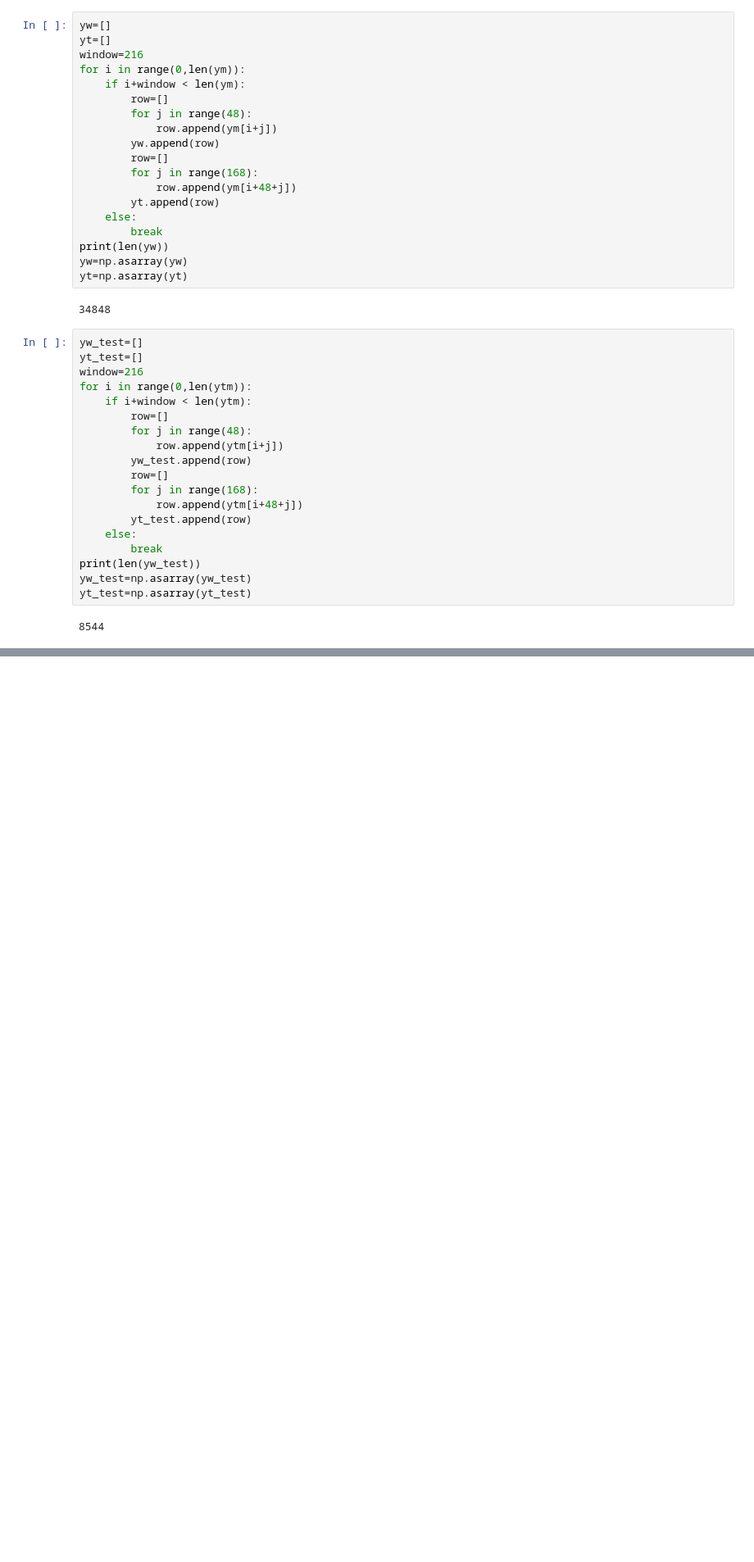
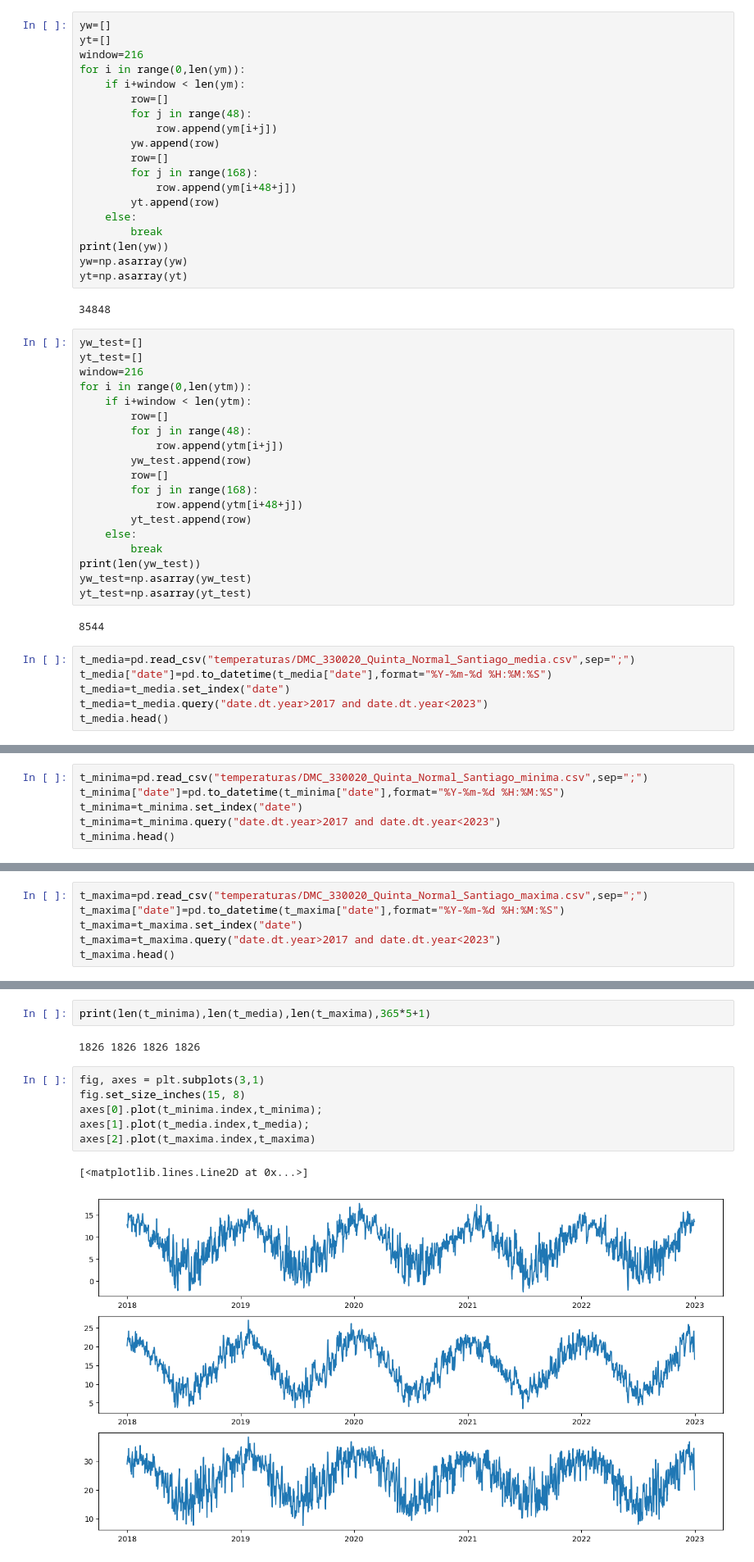
Before and after one commit to pabloschwarzenberg/CINF104, a Jupyter notebook: timeseries_coordinador/modelo_hora_temperatura.ipynb, the cells around one changed output, grey strips where cells are left out. Shown: that part at 82% size. Saved outputs shown, nothing was run; the diff lists cells and outputs as text; blank space fills up the shorter version.

Commit message:
temperaturas

```diff
--- a/timeseries_coordinador/modelo_hora_temperatura.ipynb
+++ b/timeseries_coordinador/modelo_hora_temperatura.ipynb
@@ -145,3 +148,9 @@ yw_test=np.asarray(yw_test)
 yt_test=np.asarray(yt_test)
 # %% [output]
 8544
+# %%
+t_media=pd.read_csv("temperaturas/DMC_330020_Quinta_Normal_Santiago_media.csv",sep=";")
+t_media["date"]=pd.to_datetime(t_media["date"],format="%Y-%m-%d %H:%M:%S")
+t_media=t_media.set_index("date")
+t_media=t_media.query("date.dt.year>2017 and date.dt.year<2023")
+t_media.head()
@@ -147,0 +165,6 @@ yt_test=np.asarray(yt_test)
+# %%
+t_minima=pd.read_csv("temperaturas/DMC_330020_Quinta_Normal_Santiago_minima.csv",sep=";")
+t_minima["date"]=pd.to_datetime(t_minima["date"],format="%Y-%m-%d %H:%M:%S")
+t_minima=t_minima.set_index("date")
+t_minima=t_minima.query("date.dt.year>2017 and date.dt.year<2023")
+t_minima.head()
@@ -147,0 +179,6 @@ yt_test=np.asarray(yt_test)
+# %%
+t_maxima=pd.read_csv("temperaturas/DMC_330020_Quinta_Normal_Santiago_maxima.csv",sep=";")
+t_maxima["date"]=pd.to_datetime(t_maxima["date"],format="%Y-%m-%d %H:%M:%S")
+t_maxima=t_maxima.set_index("date")
+t_maxima=t_maxima.query("date.dt.year>2017 and date.dt.year<2023")
+t_maxima.head()
@@ -147,0 +193,13 @@ yt_test=np.asarray(yt_test)
+# %%
+print(len(t_minima),len(t_media),len(t_maxima),365*5+1)
+# %% [output]
+1826 1826 1826 1826
+# %%
+fig, axes = plt.subplots(3,1)
+fig.set_size_inches(15, 8)
+axes[0].plot(t_minima.index,t_minima);
+axes[1].plot(t_media.index,t_media);
+axes[2].plot(t_maxima.index,t_maxima)
+# %% [output]
+[<matplotlib.lines.Line2D at 0x...>]
+[figure, added]
```
Also changed, not shown: parts of 4 cells of this notebook, 6 other files.
